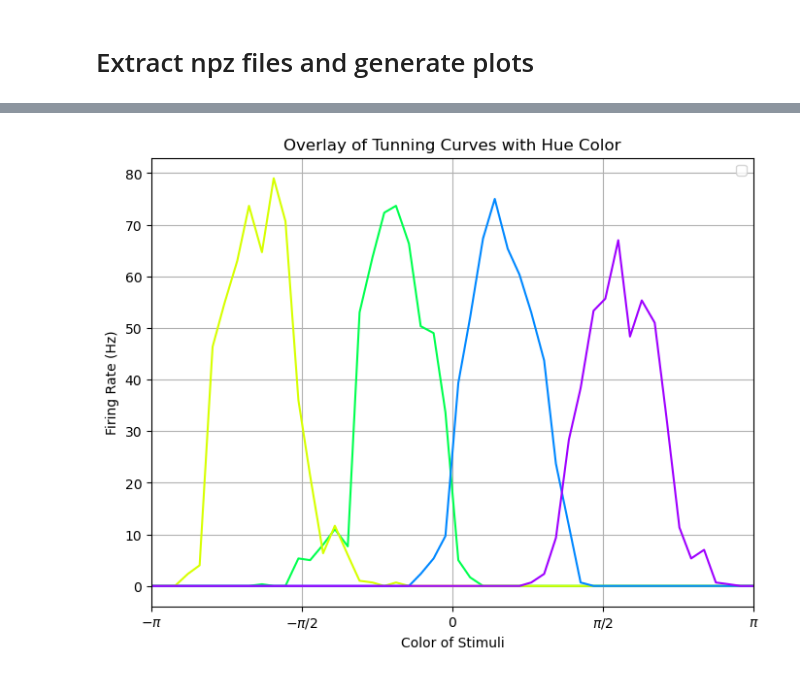
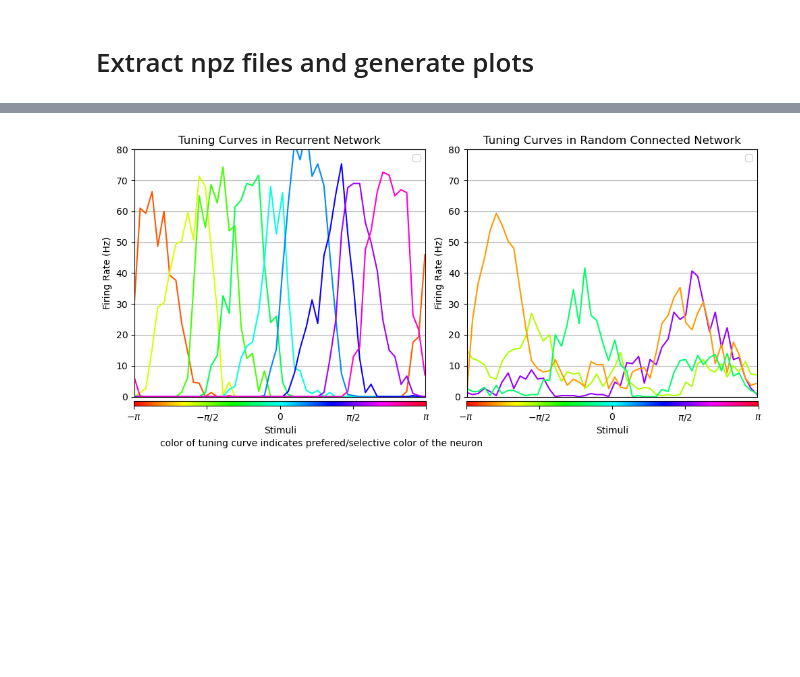
Before and after one commit to derek1909/FlexibleWorkingMemory, a Jupyter notebook: plotter.ipynb, the cells around one changed output, grey strips where cells are left out. Cells and saved outputs as stored; diff of their text form; code cells hidden in the pictures; blank space fills up the shorter version.

Commit message:
better plot for single item simulation

```diff
--- a/plotter.ipynb
+++ b/plotter.ipynb
@@ -48,33 +48,83 @@ Total running time: 1156.91 seconds
 # %%
 # Load the Matrix_tuning.npz file
 npzfile = np.load(f'{folder_path}/simulation_psth.npz')
-psth_all = npzfile['psth_all']
+psth_rn = npzfile['psth_rn']
+psth_rcn = npzfile['psth_rcn']
 stimuli_list = npzfile['stimuli_list']
 npzfile.close()
 
-print('psth_all',psth_all.shape)
-firing_rate = np.average(psth_all,axis=0)/0.1 # Average over trials. Spike counts / 100ms
-print('firing_rate',firing_rate.shape)
+print('psth_rn', psth_rn.shape)
+print('psth_rcn', psth_rcn.shape)
+firing_rate_rn = np.average(psth_rn, axis=0) / 0.1  # Average over trials. Spike counts / 100ms
+firing_rate_rcn = np.average(psth_rcn, axis=0) / 0.1  # Average over trials. Spike counts / 100ms
+print('firing_rate_rn', firing_rate_rn.shape)
+print('firing_rate_rcn', firing_rate_rcn.shape)
 
 # Example plot with overlayed lines colored by their index
-indices = [200, 100, 300, 400]  # Example indices for lines to plot
-num_indices = len(indices)
-color_axis = (stimuli_list/512-0.5)*2*np.pi
-plt.figure(figsize=(8, 6))
+neuron_indices_rn = [30, 100, 150, 200, 250, 300, 350, 400, 450]  # Example indices for lines to plot
+neuron_indices_rcn = [100, 300, 500, 800]  # Example indices for lines to plot
 
-# Create a colormap that maps index to color
+color_axis = (stimuli_list / 512 - 0.5) * 2 * np.pi
+
+# Create figure and subplots
+fig, axs = plt.subplots(1, 2, figsize=(10, 5))
+
+# First subplot: Tuning curves plot
 cmap = plt.cm.get_cmap('hsv', 512)  # HSV colormap with 512 distinct colors
+for idx in neuron_indices_rn:
+    color = cmap(idx / 512.0)  # Normalize index to [0,1] and get color
+    axs[0].plot(color_axis, firing_rate_rn[:, idx], color=color)
 
-for idx in indices:
-    color = cmap(idx / 512.0)  # Normalize index to [0,1] and get color
-    plt.plot(color_axis,firing_rate[:, idx], color=color)
+for idx in neuron_indices_rcn:
+    color = cmap(stimuli_list[np.argmax(firing_rate_rcn[:, idx])]/512) #cmap(idx / 512.0)  # Normalize index to [0,1] and get color
+    axs[1].plot(color_axis, firing_rate_rcn[:, idx], color=color)
 
-plt.legend()
-plt.title('Overlay of Tunning Curves with Hue Color')
-plt.xlabel('Color of Stimuli')
-plt.ylabel('Firing Rate (Hz)')
-plt.xlim([-np.pi, np.pi])  # Ensure the x-axis spans from -pi to pi
-plt.xticks([-np.pi, -np.pi/2, 0, np.pi/2, np.pi], [r'$-\pi$', r'$-\pi/2$', '0', r'$\pi/2$', r'$\pi$'])
-plt.grid(True)
+# Set titles, labels, limits, and grids
+axs[0].set_title('Tuning Curves in Recurrent Network')
+# axs[0].set_xlabel('Stimuli (colors)')
+axs[0].set_ylabel('Firing Rate (Hz)')
+axs[0].set_xlim([-np.pi, np.pi])  # Ensure the x-axis spans from -pi to pi
+axs[0].set_ylim([0, 80])
+axs[0].set_xticks([])
+# axs[0].set_xticklabels([r'$-\pi$', r'$-\pi/2$', '0', r'$\pi/2$', r'$\pi$'])
+axs[0].grid(True)
+axs[0].legend()
+
+axs[1].set_title('Tuning Curves in Random Connected Network')
+# axs[1].set_xlabel('Stimuli (colors)')
+axs[1].set_ylabel('Firing Rate (Hz)')
+axs[1].set_xlim([-np.pi, np.pi])  # Ensure the x-axis spans from -pi to pi
+axs[1].set_ylim([0, 80])
+axs[1].set_xticks([])
+# axs[1].set_xticklabels([r'$-\pi$', r'$-\pi/2$', '0', r'$\pi/2$', r'$\pi$'])
+axs[1].grid(True)
+axs[1].legend()
+
+# Create a scalar mappable for the color bar (showing colors from -pi to pi)
+norm = mpl.colors.Normalize(vmin=-np.pi, vmax=np.pi)
+sm = mpl.cm.ScalarMappable(cmap=cmap, norm=norm)
+sm.set_array([])
+
+# Add two identical colorbars beneath the plots
+cbar_ax1 = fig.add_axes([0.0612, 0.17, 0.433, 0.015])  # Position for colorbar 1
+cbar_ax2 = fig.add_axes([0.5535, 0.17, 0.433, 0.015])  # Position for colorbar 2
+
+# Create the colorbars
+cbar1 = plt.colorbar(sm, cax=cbar_ax1, orientation='horizontal')
+cbar2 = plt.colorbar(sm, cax=cbar_ax2, orientation='horizontal')
+
+# Set colorbar labels
+cbar1.set_label(r'Stimuli')
+cbar2.set_label(r'Stimuli')
+cbar1.set_ticks([-np.pi, -np.pi / 2, 0, np.pi / 2, np.pi])
+cbar1.set_ticklabels([r'$-\pi$', r'$-\pi/2$', '0', r'$\pi/2$', r'$\pi$'])
+cbar2.set_ticks([-np.pi, -np.pi / 2, 0, np.pi / 2, np.pi])
+cbar2.set_ticklabels([r'$-\pi$', r'$-\pi/2$', '0', r'$\pi/2$', r'$\pi$'])
+# Adjust layout for better spacing
+
+fig.text(0.1,0.05,'color of tuning curve indicates prefered/selective color of the neuron')
+
+plt.tight_layout(rect=[0, 0.15, 1, 1])  # Leave space at the bottom for colorbars
+# Show the figure
 plt.show()
 # %% [output]
@@ -83 +135 @@ firing_rate (50, 512)
-[figure, old version]
+[figure, new version]
```
Also changed, not shown: parts of 5 cells of this notebook, 3 other files.
